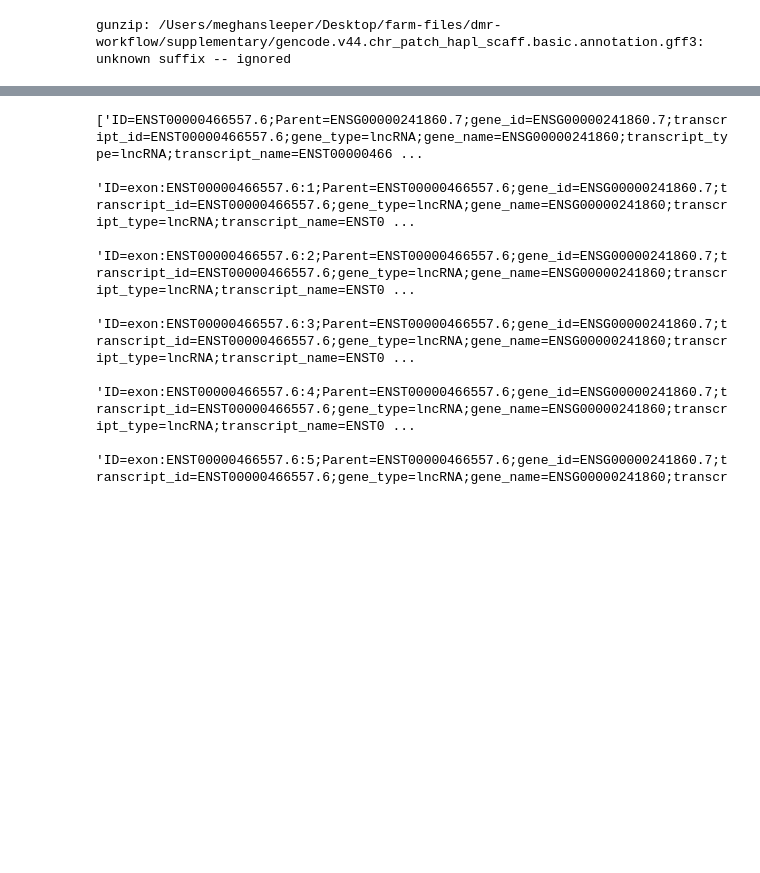
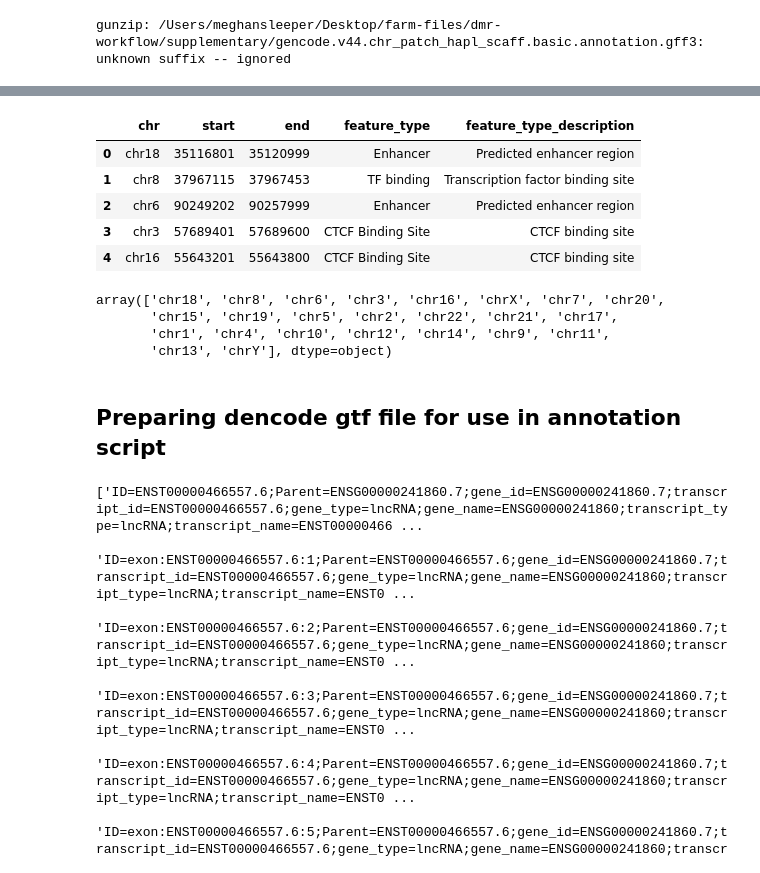
Before and after one commit to MSleeper1/dmr_workflow, a Jupyter notebook: src/0_create_annotation_references.ipynb, the cells around one changed output, grey strips where cells are left out. Cells and saved outputs as stored; diff of their text form; code cells hidden in the pictures; blank space fills up the shorter version.

```diff
--- a/src/0_create_annotation_references.ipynb
+++ b/src/0_create_annotation_references.ipynb
@@ -46,3 +87,31 @@ gunzip: /Users/meghansleeper/Desktop/farm-files/dmr-workflow/supplementary/genco
+# %%
+# list of chromosome numbers
+# create a list of chromosomes
+chromosomes = ['1', '2', '3', '4', '5', '6', '7', '8', '9',
+               '10', '11', '12', '13', '14', '15', '16', '17',
+               '18', '19', '20', '21', '22', 'X', 'Y']
+
+# if annot_regulatory['chr'] is in chromosomes list add "chr" string to the value
+# if annot_regulatory['chr'] is not in chromosomes list, remove the row
+annot_regulatory = annot_regulatory[annot_regulatory['chr'].isin(chromosomes)]
+annot_regulatory['chr'] = 'chr' + annot_regulatory['chr']
+annot_regulatory.head()
+# %% [output]
+|  | chr | start | end | feature_type | feature_type_description |
+| 0 | chr18 | 35116801 | 35120999 | Enhancer | Predicted enhancer region |
+| 1 | chr8 | 37967115 | 37967453 | TF binding | Transcription factor binding site |
+| 2 | chr6 | 90249202 | 90257999 | Enhancer | Predicted enhancer region |
+| 3 | chr3 | 57689401 | 57689600 | CTCF Binding Site | CTCF binding site |
+| 4 | chr16 | 55643201 | 55643800 | CTCF Binding Site | CTCF binding site |
+# %%
+annot_regulatory.chr.unique()
+# %% [output]
+array(['chr18', 'chr8', 'chr6', 'chr3', 'chr16', 'chrX', 'chr7', 'chr20',
+       'chr15', 'chr19', 'chr5', 'chr2', 'chr22', 'chr21', 'chr17',
+       'chr1', 'chr4', 'chr10', 'chr12', 'chr14', 'chr9', 'chr11',
+       'chr13', 'chrY'], dtype=object)
+# %% [markdown]
+## Preparing dencode gtf file for use in annotation script
 # %%
 # Create dataframe from gencode gtf annotation file
 gencode = pd.read_table(gencode_annotation_file,
```
Also changed, not shown: parts of 10 cells of this notebook, 4 other files.
